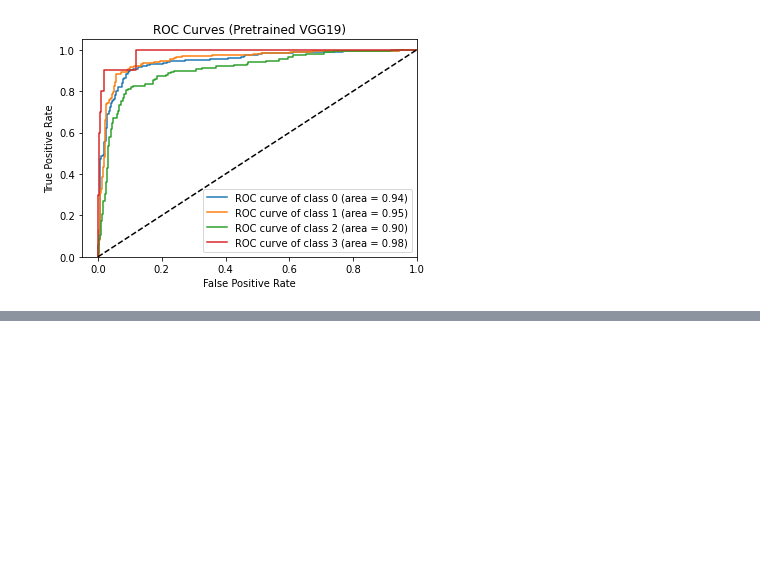
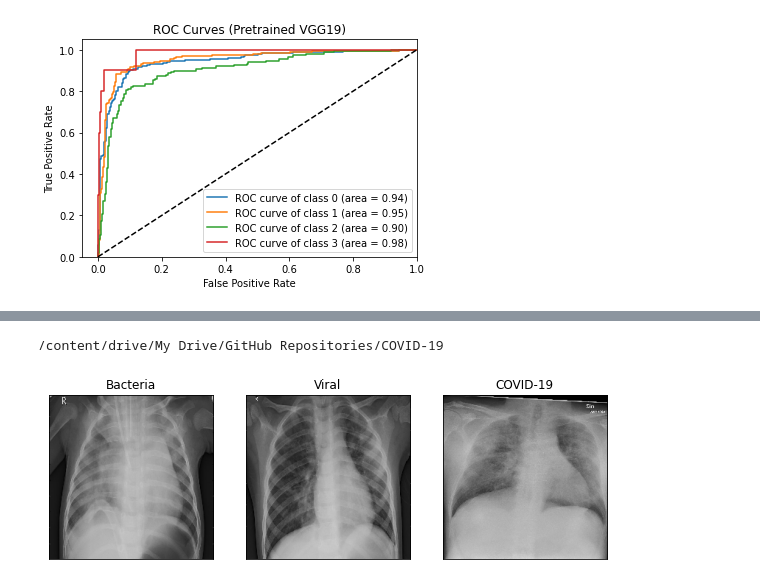
Before and after one commit to zeeshannisar/COVID-19, a Jupyter notebook: Vgg19-Transfer Learning-COVID19.ipynb, the cells around one changed output, grey strips where cells are left out. Saved outputs shown, nothing was run; the diff lists cells and outputs as text; code cells hidden in the pictures; blank space fills up the shorter version.

```diff
--- a/Vgg19-Transfer Learning-COVID19.ipynb
+++ b/Vgg19-Transfer Learning-COVID19.ipynb
@@ -326,0 +347,26 @@ plt.show()
+# %%
+%cd '/content/drive/My Drive/GitHub Repositories/COVID-19'
+dataDir = './datasets/dataset 01/data/test'
+
+bacteriaImg = tf.keras.preprocessing.image.img_to_array(tf.keras.preprocessing.image.load_img(dataDir + '/1:Bacteria/person83_bacteria_410.jpeg',
+                                                                                          target_size=(224, 224)), dtype=np.float32)
+bacteriaImg = np.expand_dims((bacteriaImg/255.0), axis=0)
+
+viralImg = tf.keras.preprocessing.image.img_to_array(tf.keras.preprocessing.image.load_img(dataDir + '/2:Viral/person3_virus_15.jpeg',
+                                                                                          target_size=(224, 224)), dtype=np.float32)
+viralImg = np.expand_dims((viralImg/255.0), axis=0)
+
+covidImg = tf.keras.preprocessing.image.img_to_array(tf.keras.preprocessing.image.load_img(dataDir + '/3:COVID19/covid-19-pneumonia-15-PA.jpg',
+                                                                                          target_size=(224, 224)), dtype=np.float32)
+covidImg = np.expand_dims((covidImg/255.0), axis=0)
+
+images = np.concatenate([bacteriaImg, viralImg, covidImg])
+
+titles = ['Bacteria', 'Viral', 'COVID-19']
+fig, ax = plt.subplots(nrows=1, ncols=3, figsize=(10, 5), subplot_kw={'xticks': [], 'yticks': []})
+for i in range(images.shape[0]):
+    ax[i].imshow(images[i, :, :, :])
+    ax[i].set_title(titles[i])
+# %% [output]
+/content/drive/My Drive/GitHub Repositories/COVID-19
+[figure, added]
```
Also changed, not shown: parts of 4 cells of this notebook, 5 other files.
